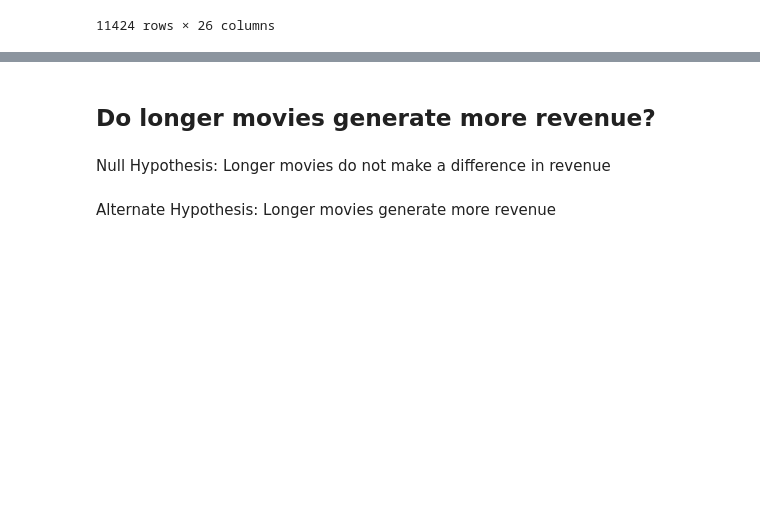
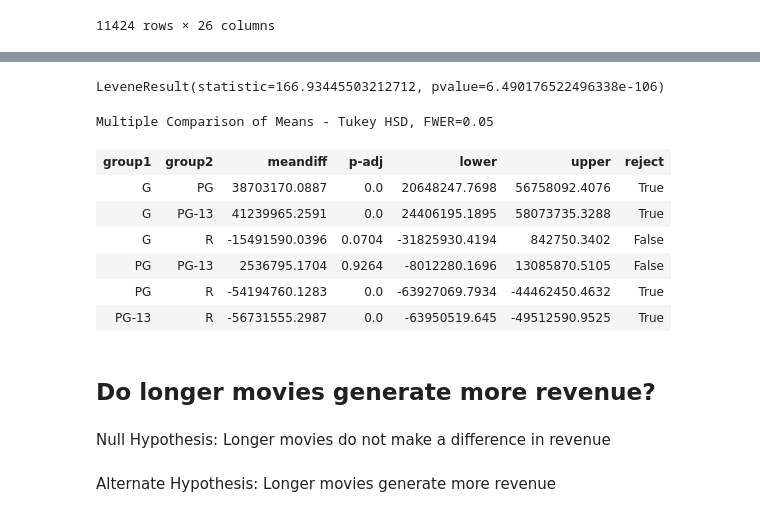
Before and after one commit to donmarcolaureano/Movie-Database, a Jupyter notebook: hypothesis_testing.ipynb, the cells around one changed output, grey strips where cells are left out. Drawn from its saved outputs; the diff is of its cells as text; code cells hidden in the pictures; blank space fills up the shorter version.

```diff
--- a/hypothesis_testing.ipynb
+++ b/hypothesis_testing.ipynb
@@ -490,3 +537,26 @@ Alternate Hypothesis: The MPAA rating of a movie has an affect on how much reven
+# %%
+#testing assumption of equal variance
+stats.levene(*groups.values())
+# %% [output]
+LeveneResult(statistic=166.93445503212712, pvalue=6.490176522496338e-106)
+# %%
+from statsmodels.stats.multicomp import pairwise_tukeyhsd
+#save the labels as certification and revenue as values
+values=cert_df['revenue']
+labels=cert_df['certification']
+# %%
+#perform tukey's multiple comparison test and display the summary
+tukeys_results=pairwise_tukeyhsd(values,labels)
+tukeys_results.summary()
+# %% [output]
+Multiple Comparison of Means - Tukey HSD, FWER=0.05
+| group1 | group2 | meandiff | p-adj | lower | upper | reject |
+| G | PG | 38703170.0887 | 0.0 | 20648247.7698 | 56758092.4076 | True |
+| G | PG-13 | 41239965.2591 | 0.0 | 24406195.1895 | 58073735.3288 | True |
+| G | R | -15491590.0396 | 0.0704 | -31825930.4194 | 842750.3402 | False |
+| PG | PG-13 | 2536795.1704 | 0.9264 | -8012280.1696 | 13085870.5105 | False |
+| PG | R | -54194760.1283 | 0.0 | -63927069.7934 | -44462450.4632 | True |
+| PG-13 | R | -56731555.2987 | 0.0 | -63950519.645 | -49512590.9525 | True |
 # %% [markdown]
 ## Do longer movies generate more revenue?
 # %% [markdown]
```
Also changed, not shown: parts of 9 cells of this notebook.
